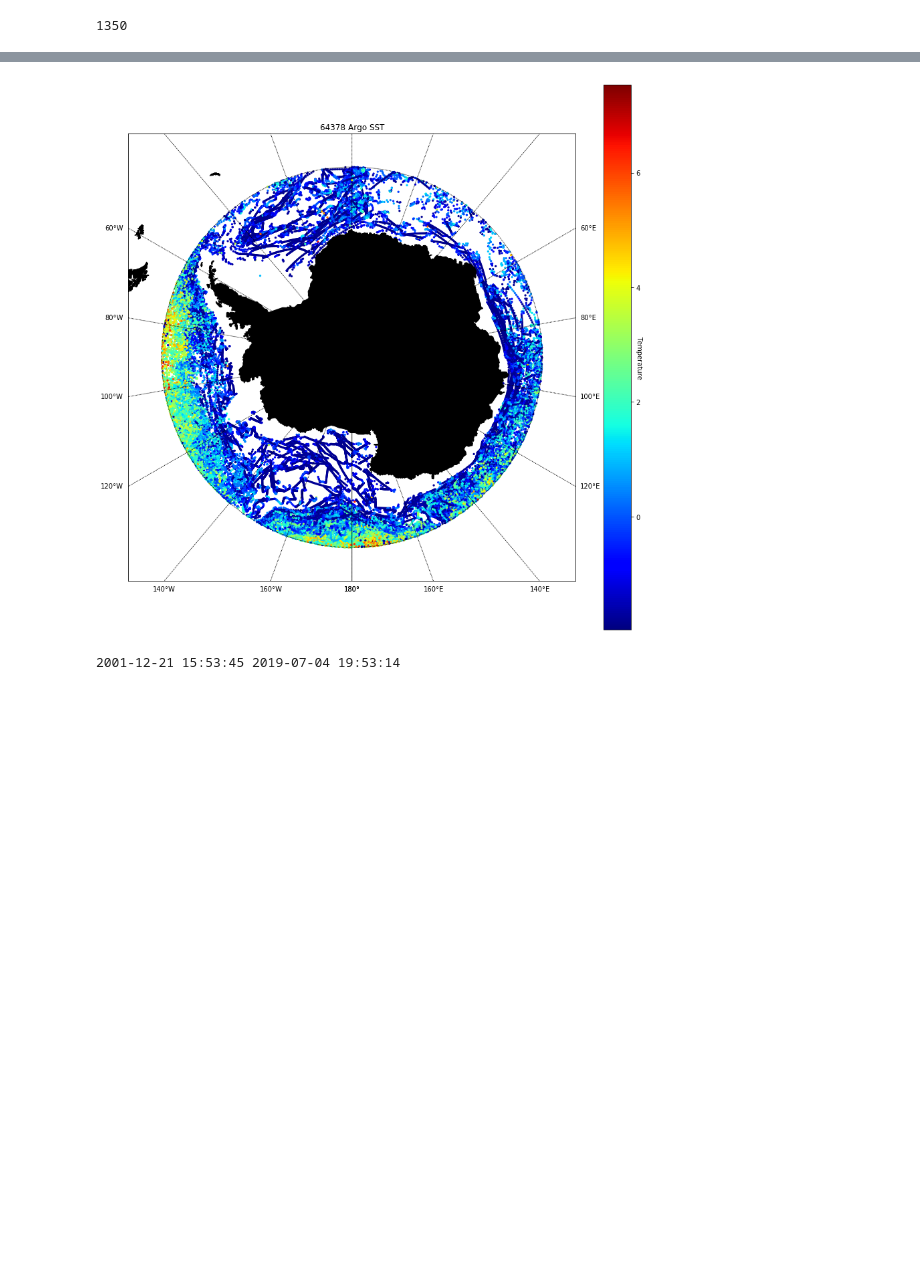
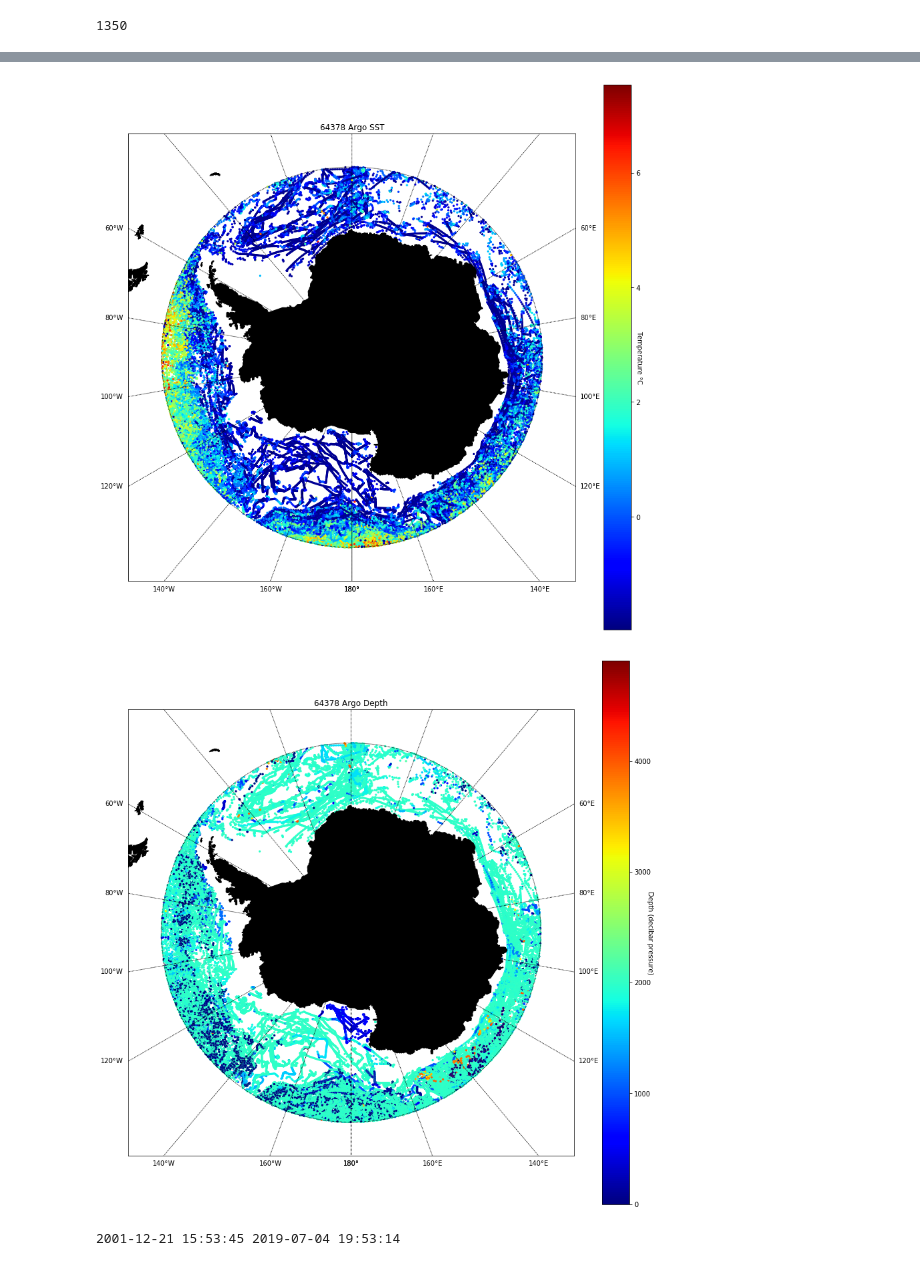
Before and after one commit to UoA-eResearch/argo, a Jupyter notebook: plot.ipynb, the cells around one changed output, grey strips where cells are left out. Drawn from its saved outputs; the diff is of its cells as text; code cells hidden in the pictures; blank space fills up the shorter version.

```diff
--- a/plot.ipynb
+++ b/plot.ipynb
@@ -17,6 +17,7 @@ def load_netcdf(path = "Argo_South_60"):
     lons = []
     datetimes = []
     sst = []
+    max_depth = []
 
     for f in tqdm(files):
         d = Dataset(f)
@@ -33,6 +34,7 @@ def load_netcdf(path = "Argo_South_60"):
             sst.extend(d.variables["TEMP_ADJUSTED"][mask,0])
         except:
             sst.extend(np.full(len(mask), np.nan))
+        max_depth.extend(np.nanmax(d.variables["PRES_ADJUSTED"], axis=1))
 
     lats = np.array(lats)
     lons = np.array(lons)
@@ -42,7 +44,8 @@ def load_netcdf(path = "Argo_South_60"):
     np.save(path + "_lons", lons)
     np.save(path + "_dts", datetimes)
     np.save(path + "_sst", sst)
-    return lats, lons, datetimes, sst
+    np.save(path + "_depth", max_depth)
+    return lats, lons, datetimes, sst, max_depth
 
 def plot(lats, lons, z = [], title = "Argo profiles south of 60S", cbtitle = "Number of points in bin", vmax=None):
     # setup north polar stereographic basemap.
@@ -82,14 +85,16 @@ def plot_time(dts, title, label):
     ax.legend()
     plt.show()
 # %%
-argo_lats, argo_lons, argo_dts, argo_sst = load_netcdf()
+argo_lats, argo_lons, argo_dts, argo_sst, argo_depth = load_netcdf()
 plot(argo_lats, argo_lons, vmax=100)
-plot(argo_lats, argo_lons, argo_sst[:len(argo_lats)], title = "Argo SST", cbtitle = "Temperature")
+plot(argo_lats, argo_lons, argo_sst[:len(argo_lats)], title = "Argo SST", cbtitle = "Temperature °C")
+plot(argo_lats, argo_lons, argo_depth[:len(argo_lats)], title = "Argo Depth", cbtitle = "Depth (decibar pressure)")
 # %% [output]
 1350
 [interactive output not drawn]
 [figure]
 [figure]
+[figure, added]
 # %%
 print(min(argo_dts), max(argo_dts))
 plot_time(argo_dts, "Argo float timestamps", "argo")
```
Also changed, not shown: parts of 6 cells of this notebook, 1 other file.
